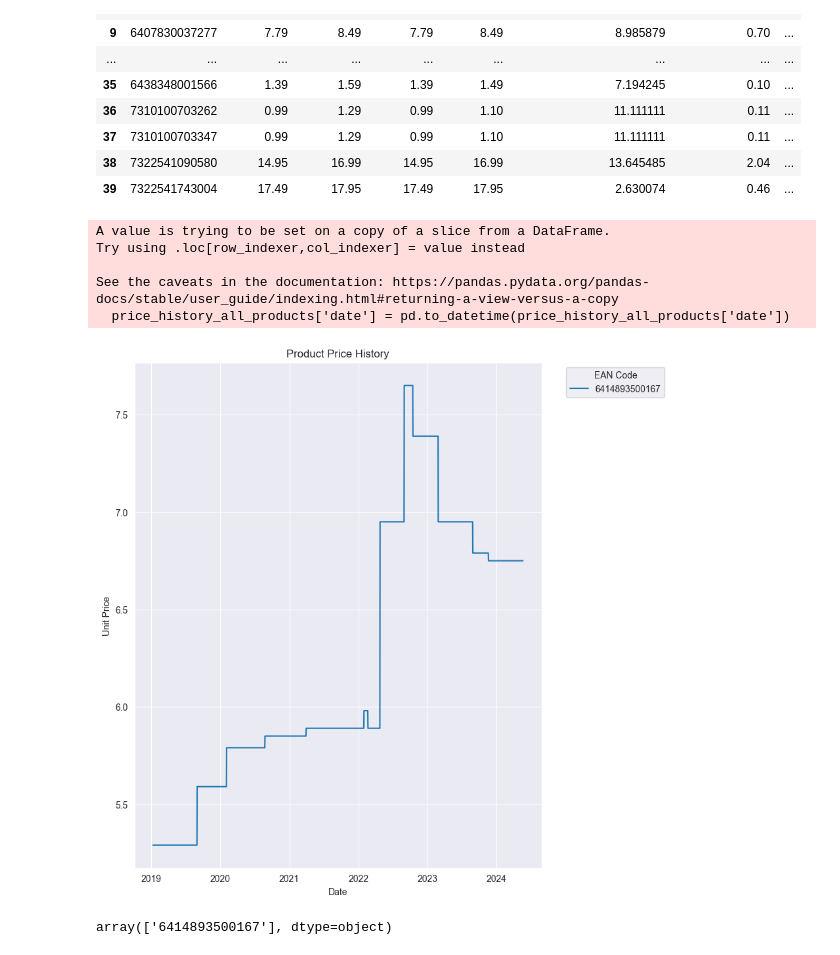
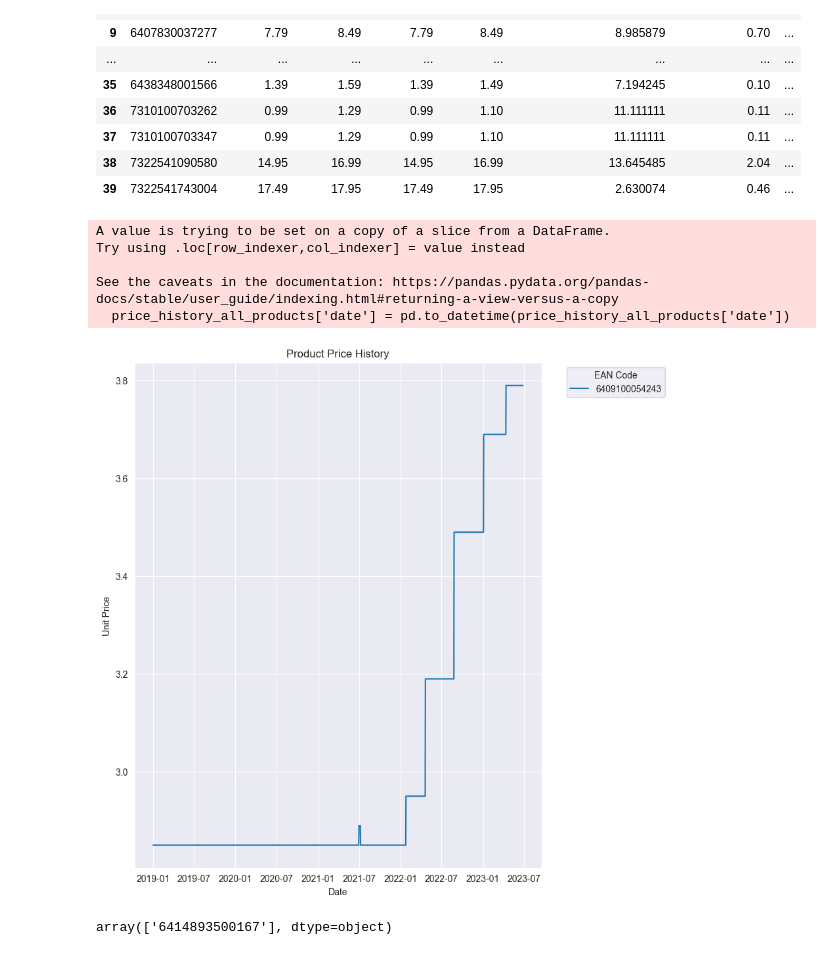
Before and after one commit to AnttiLuoto/data-visualization, a Jupyter notebook: data_processing/data_processing_sryhma_pandas.ipynb, the cells around one changed output. Drawn from its saved outputs; the diff is of its cells as text; code cells hidden in the pictures.

```diff
--- a/data_processing/data_processing_sryhma_pandas.ipynb
+++ b/data_processing/data_processing_sryhma_pandas.ipynb
@@ -122,6 +122,7 @@ def price_history_for_product(ean_code:int, product_transactions:pd.DataFrame, d
     product_daily_prices_full = pd.merge(left=dates_df, right=product_daily_prices, left_on='date', right_on='PÄIVÄMÄÄRÄ', how='left')
 
     product_daily_prices_full_final = product_daily_prices_full.sort_values(by='date').ffill()
+    product_daily_prices_full_final = product_daily_prices_full.bfill() # Fill the first blank dates of the time series
 
     return product_daily_prices_full_final
 # %%
@@ -209,33 +210,33 @@ product_aggregates.head(40)
 # %%
 import seaborn as sns
 def plot_product_prices(price_history_all_products:pd.DataFrame) ->None:
     # Set the figure size for better readability
     plt.figure(figsize=(8, 10))
 
     # Ensure 'date' is in the datetime format
     price_history_all_products['date'] = pd.to_datetime(price_history_all_products['date'])
 
     # Create a line plot with Seaborn, where each line represents a unique 'eanCode'
     sns.lineplot(data=price_history_all_products, x='date', y='unitPrice', hue='eanCode', markers=True)
 
     # Enhance the plot with a title and labels
     plt.title('Product Price History')
     plt.xlabel('Date')
     plt.ylabel('Unit Price')
     plt.legend(title='EAN Code', bbox_to_anchor=(1.05, 1), loc='upper left')  # Place legend outside the plot
 
     # Show the plot
     plt.show()
 
 # plot_product_prices(price_history_all_products[price_history_all_products['eanCode'] == '6414893500167'])
-plot_product_prices(price_history_all_products[price_history_all_products['productName'] == 'Kotimaista naudan jauheliha 17 % 700 g'])
+plot_product_prices(price_history_all_products[price_history_all_products['productName'] == 'Kevyt linja meetvursti 100 g'])
 # %% [output]
 A value is trying to be set on a copy of a slice from a DataFrame.
 Try using .loc[row_indexer,col_indexer] = value instead
 
 See the caveats in the documentation: https://pandas.pydata.org/pandas-docs/stable/user_guide/indexing.html#returning-a-view-versus-a-copy
   price_history_all_products['date'] = pd.to_datetime(price_history_all_products['date'])
-[figure, old version]
+[figure, new version]
 # %%
 price_history_all_products['date'] = price_history_all_products['date'].astype(str)
 # %%
```
Also changed, not shown: parts of 1 cell of this notebook, 8 other files.
